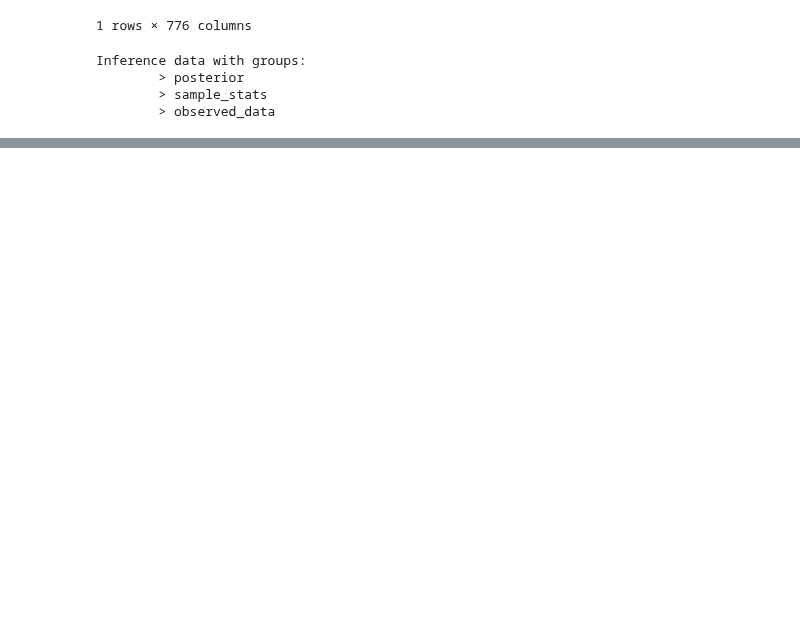
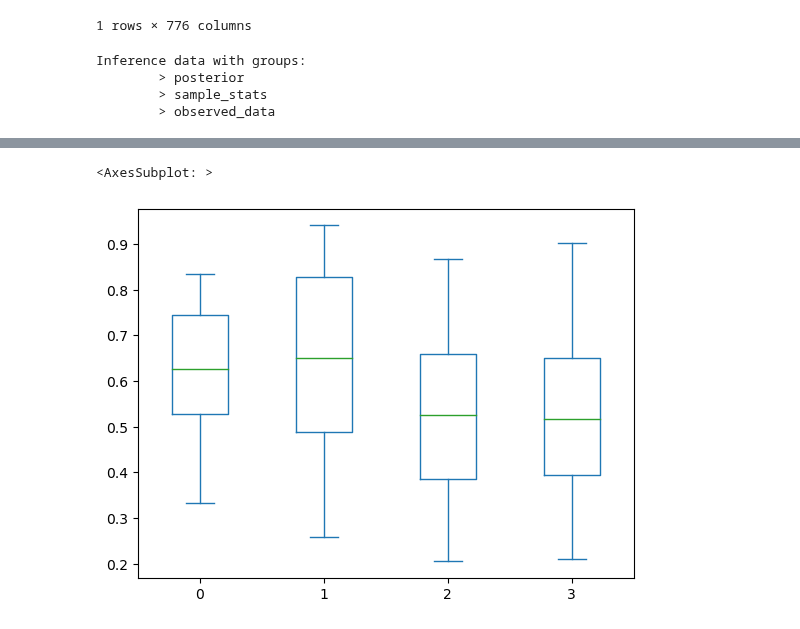
Before and after one commit to rkmalaiya/stochastic_cognitive_dynamics, a Jupyter notebook: examples/diffusion_mental_rotation.ipynb, the cells around one changed output, grey strips where cells are left out. Cells and saved outputs as stored; diff of their text form; code cells hidden in the pictures; blank space fills up the shorter version.

```diff
--- a/examples/diffusion_mental_rotation.ipynb
+++ b/examples/diffusion_mental_rotation.ipynb
@@ -83,0 +104,3 @@ a_c_ch.fillna(0).plot(kind="density")
+# %%
+z_c_ch = ut.get_chains_for_param(posterior_chain,"z")
+z_c_ch
@@ -83,0 +121,5 @@ a_c_ch.fillna(0).plot(kind="density")
+# %%
+z_c_ch.fillna(0).plot(kind="box")
+# %% [output]
+<AxesSubplot: >
+[figure, added]
```
Also changed, not shown: parts of 10 cells of this notebook, 11 other files.
